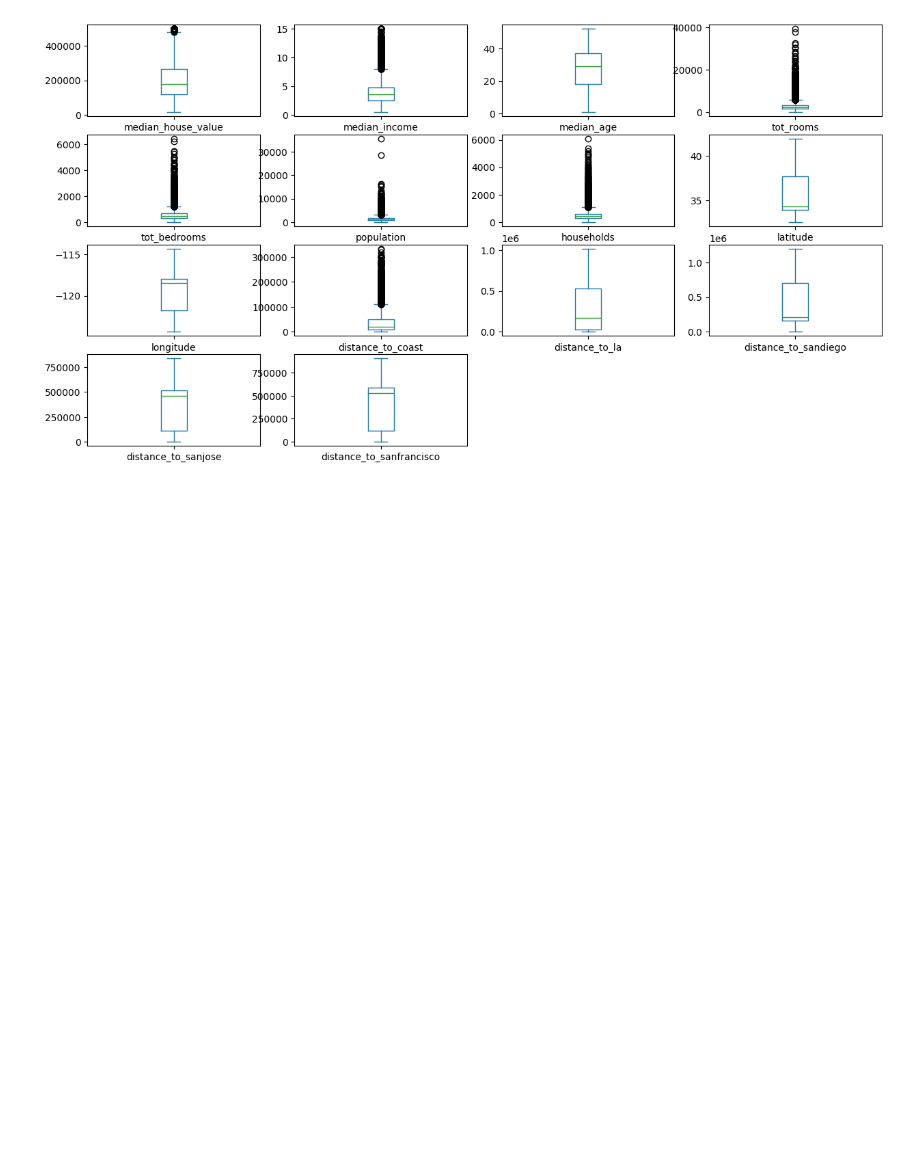
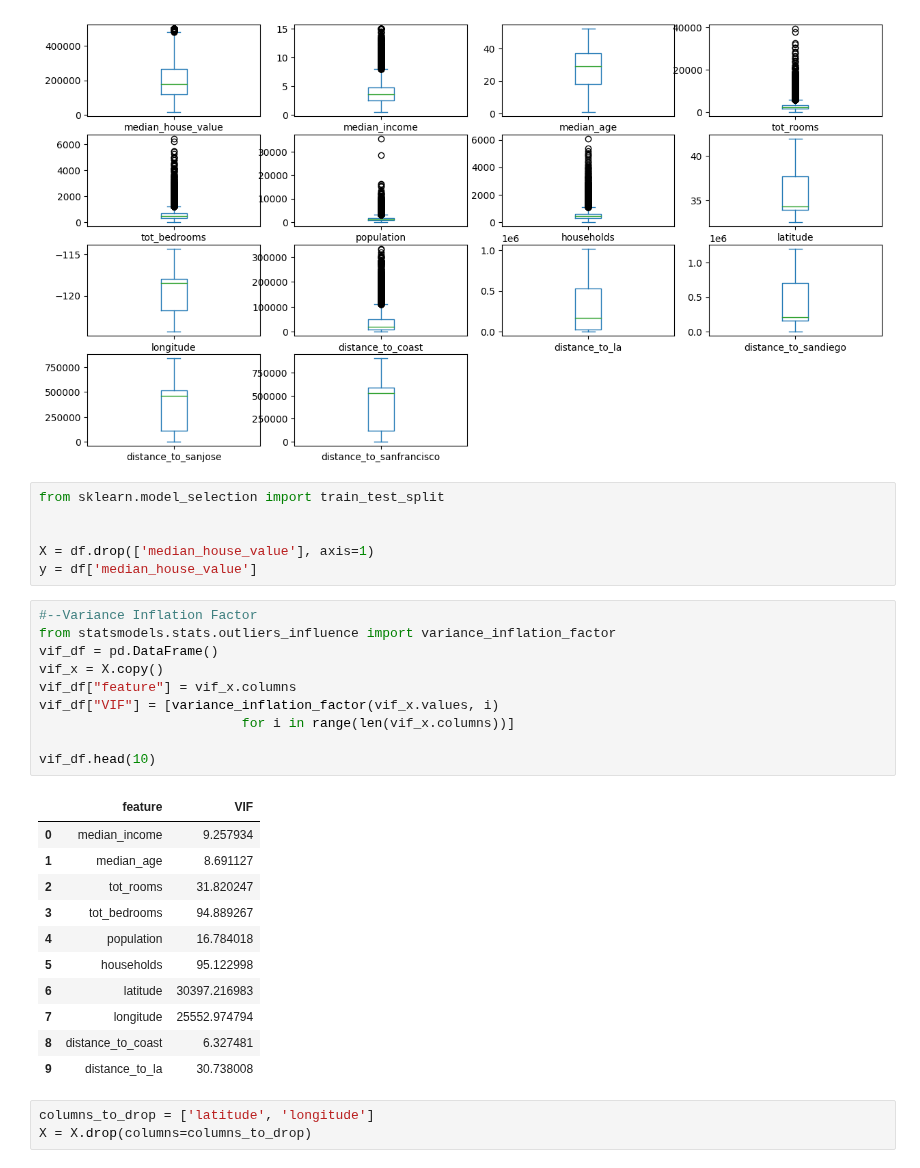
Before and after one commit to luiscberrocal/hacktoberfest-2023, a Jupyter notebook: house_pricing/House Price Prediction.ipynb, the cells around one changed output. Cells and saved outputs as stored; diff of their text form; blank space fills up the shorter version.

Commit message:
Added statsmodels.

```diff
--- a/house_pricing/House Price Prediction.ipynb
+++ b/house_pricing/House Price Prediction.ipynb
@@ -140,3 +140,34 @@ plt.title('Box-plot of Features')
 plt.show()
 # %% [output]
 [figure]
+# %%
+from sklearn.model_selection import train_test_split
+
+
+X = df.drop(['median_house_value'], axis=1)
+y = df['median_house_value']
+# %%
+#--Variance Inflation Factor
+from statsmodels.stats.outliers_influence import variance_inflation_factor
+vif_df = pd.DataFrame()
+vif_x = X.copy()
+vif_df["feature"] = vif_x.columns
+vif_df["VIF"] = [variance_inflation_factor(vif_x.values, i)
+                          for i in range(len(vif_x.columns))]
+
+vif_df.head(10)
+# %% [output]
+|  | feature | VIF |
+| 0 | median_income | 9.257934 |
+| 1 | median_age | 8.691127 |
+| 2 | tot_rooms | 31.820247 |
+| 3 | tot_bedrooms | 94.889267 |
+| 4 | population | 16.784018 |
+| 5 | households | 95.122998 |
+| 6 | latitude | 30397.216983 |
+| 7 | longitude | 25552.974794 |
+| 8 | distance_to_coast | 6.327481 |
+| 9 | distance_to_la | 30.738008 |
+# %%
+columns_to_drop = ['latitude', 'longitude']
+X = X.drop(columns=columns_to_drop)
```
Also changed, not shown: parts of 5 cells of this notebook, 2 other files.
